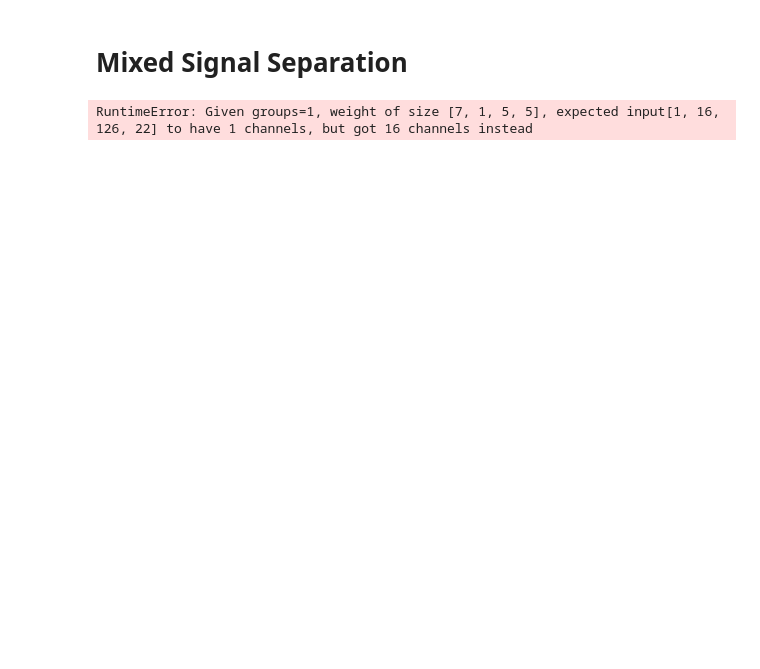
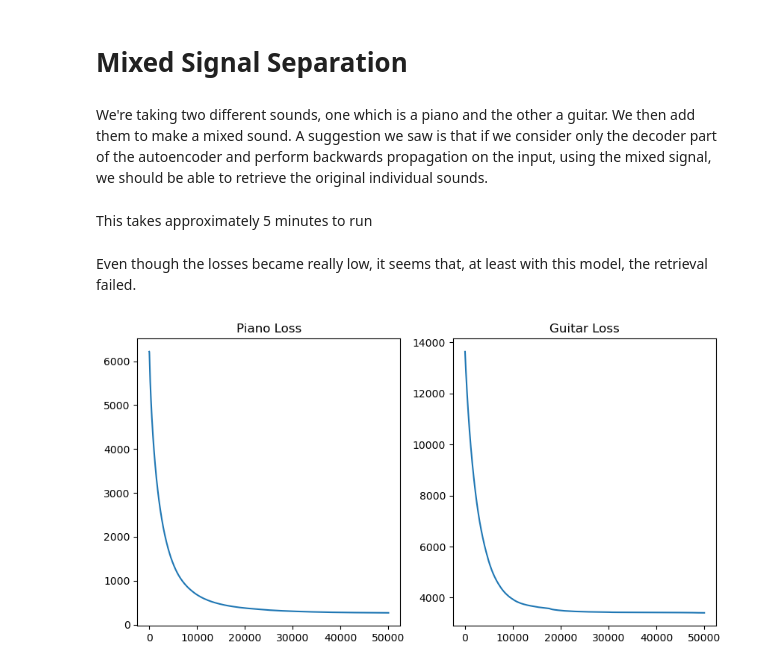
Before and after one commit to taketshi/audio_autoencoder, a Jupyter notebook: main.ipynb, the cells around one changed output. Drawn from its saved outputs; the diff is of its cells as text; code cells hidden in the pictures; blank space fills up the shorter version.

```diff
--- a/main.ipynb
+++ b/main.ipynb
@@ -202,6 +211,10 @@ torchaudio.save('testing_piano_noisy.wav', piano_noisy_wave , sample_rate)
 torchaudio.save('testing_piano_out.wav', piano_out_wave , sample_rate)
 # %% [markdown]
 # Mixed Signal Separation
+# %% [markdown]
+We're taking two different sounds, one which is a piano and the other a guitar. We then add them to make a mixed sound. A suggestion we saw is that if we consider only the decoder part of the autoencoder and perform backwards propagation on the input, using the mixed signal, we should be able to retrieve the original individual sounds.
+# %% [markdown]
+This takes approximately 5 minutes to run
 # %%
 # Mixing
 piano_solo = piano_ds_test[0]
@@ -219,20 +232,39 @@ torchaudio.save('mix.wav', mix_wave , sample_rate)
 
 # Backpropagation on the input
 rand_input = torch.rand(16, 126, 22)
+rand_input.requires_grad = True
 # Backpropagation of the input through the piano autoencoder
-mix_input_piano = autoencoder_piano.input_gen(output = mix, rand_input = rand_input, epochs = 50, optimizer = 'adam', criterion = 'mae', lr = 0.01)
+mix_input_piano, losses_piano = autoencoder_piano.input_gen(output = mix, rand_input = rand_input, epochs = 50_000,
+                                              optimizer = 'adam', criterion = 'mse', lr = 0.05)
 # Backpropagation of the input through the guitar autoencoder
-mix_input_guitar = autoencoder_guitar.input_gen(output = mix, rand_input = rand_input, epochs = 50, optimizer = 'adam', criterion = 'mae', lr = 0.01)
+mix_input_guitar, losses_guitar = autoencoder_guitar.input_gen(output = mix, rand_input = rand_input, epochs = 50_000,
+                                                optimizer = 'adam', criterion = 'mse', lr = 0.05)
 
-# Calculating the outpus
-mix_input_piano_output = autoencoder_piano(mix_input_piano).clamp(min = 0)
-mix_input_guitar_output = autoencoder_guitar(mix_input_guitar).clamp(min = 0)
+# Calculating the outputs
+mix_input_piano_output = autoencoder_piano.decoder(mix_input_piano).clamp(min = 0)
+mix_input_guitar_output = autoencoder_guitar.decoder(mix_input_guitar).clamp(min = 0)
 
 # Saving the outputs
-mix_input_piano_output_wave = recover_waveform.decoder(mix_input_piano_output.reshape(1, piano_ds.spec_size[0], piano_ds.spec_size[1]).detach())
-mix_input_guitar_output_wave = recover_waveform.decoder(mix_input_guitar_output.reshape(1, guitar_ds.spec_size[0], guitar_ds.spec_size[1]).detach())
+mix_input_piano_output_wave = recover_waveform(mix_input_piano_output.reshape(1, piano_ds.spec_size[0], piano_ds.spec_size[1]).detach())
+mix_input_guitar_output_wave = recover_waveform(mix_input_guitar_output.reshape(1, guitar_ds.spec_size[0], guitar_ds.spec_size[1]).detach())
 
 torchaudio.save('mix_input_piano_output.wav', mix_input_piano_output_wave , sample_rate)
 torchaudio.save('mix_input_guitar_output.wav', mix_input_guitar_output_wave , sample_rate)
-# %% [output]
-RuntimeError: Given groups=1, weight of size [7, 1, 5, 5], expected input[1, 16, 126, 22] to have 1 channels, but got 16 channels instead
+# %% [markdown]
+Even though the losses became really low, it seems that, at least with this model, the retrieval failed.
+# %%
+fig = plt.figure(figsize=(10, 5))
+
+# Add piano losses
+fig.add_subplot(1, 2, 1)
+plt.plot(losses_piano)
+plt.title('Piano Loss')
+
+# Add guitar losses
+fig.add_subplot(1, 2, 2)
+plt.plot(losses_guitar)
+plt.title('Guitar Loss')
+
+plt.show()
+# %% [output]
+[figure, added]
```
Also changed, not shown: parts of 7 cells of this notebook.
